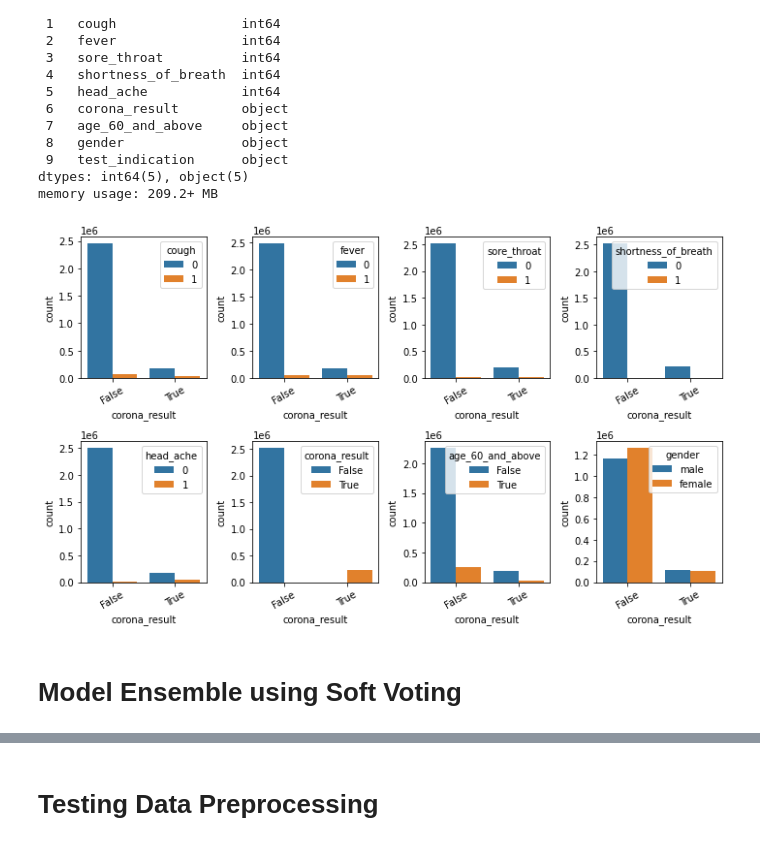
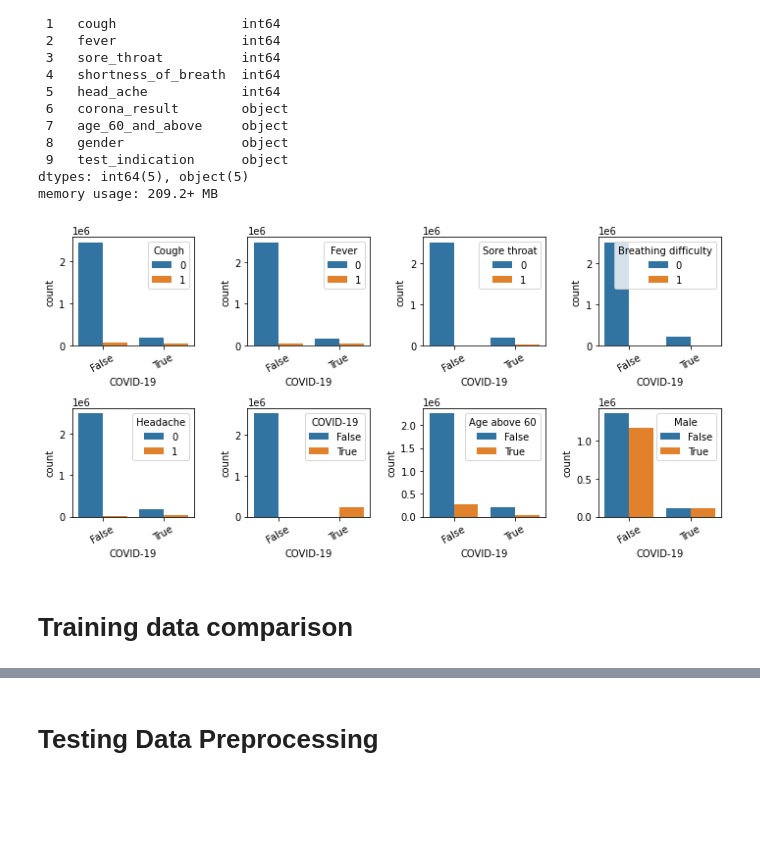
Before and after one commit to krishghiya/Coronavirus-Diagnosis-ML, a Jupyter notebook: server/Model.ipynb, the cells around one changed output, grey strips where cells are left out. Drawn from its saved outputs; the diff is of its cells as text; code cells hidden in the pictures; blank space fills up the shorter version.

```diff
--- a/server/Model.ipynb
+++ b/server/Model.ipynb
@@ -78,9 +86,9 @@ fig, axes = plt.subplots(5,3, figsize=(12,10))
 axes = axes.flatten()
 
 for i, col in enumerate(cols):
-  if col != 'age':
+  if col != 'Age':
     plot(-2, i, mexico_df, axes[i])
-sns.histplot(x='age', hue='covid_res', ax=axes[0], data=mexico_df)
+sns.histplot(x='Age', hue='COVID-19', ax=axes[0], data=mexico_df)
 
 plt.tight_layout()
 plt.show()
@@ -95,9 +103,9 @@ brazil_sars_df = pd.read_csv('SARS_01-06/SRAG_01-06.csv', sep=';')
 Downloading covid19-open-datasets-for-brazil.zip to /content
 # %%
 idx = [12, 14, 15, 17, 18, 32, 33, 34, 35, 36, 37, 38, 39, 41, 43, 44, 45, 46, 47, 48, 49, 50, 51, 52, 53, 126]
-cols = ['Sex','Age', 'Age Type', 'Pregnant', 'Race', 'Fever', 'Cough', 'Throat Infection', 'Breathing Difficulty', 'Respiratory', 'Low Oxygen',
-          'Diarrhea', 'Vomiting', 'Additional Symptoms', 'Cardiovascular', 'Hematologic (Blood Disease)', 'Down Syndrome',
-          'Liver disease', 'Asthma', 'Diabetes', 'Neurological', 'Penumonia', 'Immunosuppression', 'Kidney Disease', 'Obesity', 'COVID-19']
+cols = ['Sex','Age', 'Age Type', 'Pregnant', 'Race', 'Fever', 'Cough', 'Throat infection', 'Breathing difficulty', 'Respiratory', 'Low oxygen levels',
+        'Diarrhea', 'Vomiting', 'Additional Symptoms', 'Cardiovascular', 'Hematologic (Blood Disease)', 'Down Syndrome', 'Liver disease', 'Asthma',
+        'Diabetes', 'Neurological', 'Pneumonia', 'Immunosuppression', 'Kidney disease', 'Obesity', 'COVID-19']
 # %%
 brazil_sars_df = brazil_sars_df.iloc[:, idx]
 brazil_sars_df.columns = cols
@@ -116,6 +124,7 @@ brazil_sars_df['Pregnant'] = brazil_sars_df['Pregnant'] != 0
 brazil_sars_df.iloc[:, 3:-4] = brazil_sars_df.iloc[:, 3:-4] == 1.
 brazil_sars_df['Race'].where(brazil_sars_df['Race'] != 9, inplace=True, other=2)
 brazil_sars_df['Race'].where(brazil_sars_df['Race'] != 5, inplace=True, other=4)
+brazil_sars_df['Race'].replace([1.,2.,3.,4.], ["White", "Black", "Asian", "Hispanic/Latino"], inplace=True)
 # %%
 brazil_sars_df.info()
 # %% [output]
@@ -185,17 +191,26 @@ memory usage: 209.2+ MB
 israel_df.drop(labels=['test_date', 'test_indication'], inplace=True, axis=1)
 israel_df['age_60_and_above'] = israel_df['age_60_and_above'] == "Yes"
 israel_df['corona_result'] = israel_df['corona_result'] == "positive"
+israel_df['Male'] = israel_df['gender'] == "male"
+del israel_df['gender']
+israel_df.rename(columns={'sore_throat': 'Sore Throat',
+                          'head_ache': 'Headache',
+                          'age_60_and_above': 'Age above 60',
+                          'shortness_of_breath': 'Breathing difficulty'},
+                 inplace=True)
+israel_df.columns = [s.capitalize() for s in israel_df.columns]
+israel_df.rename(columns={'Corona_result': 'COVID-19'}, inplace=True)
 # %%
 cols = israel_df.columns
-fig, axes = plt.subplots(2,4, figsize=(10,6))
+fig, axes = plt.subplots(2,4, figsize=(10,5))
 axes = axes.flatten()
 
 for i, col in enumerate(cols):
   plot(5, i, israel_df, axes[i])
 
 plt.tight_layout()
 plt.show()
 # %% [output]
-[figure, old version]
+[figure, new version]
-# %% [markdown]
-# Model Ensemble using Soft Voting
+# %% [markdown]
+# Training data comparison
```
Also changed, not shown: parts of 11 cells of this notebook.
